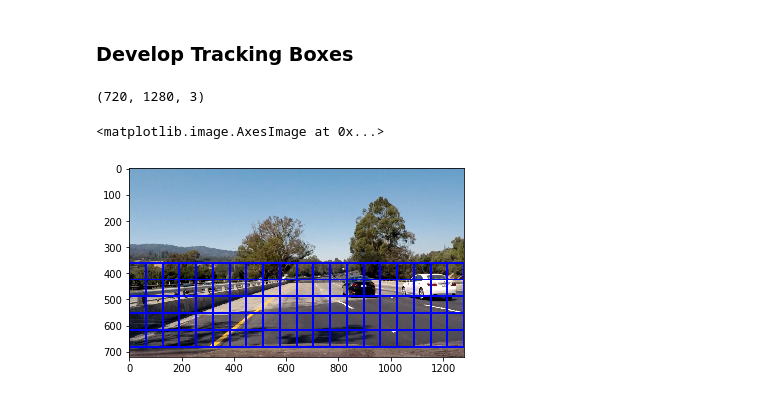
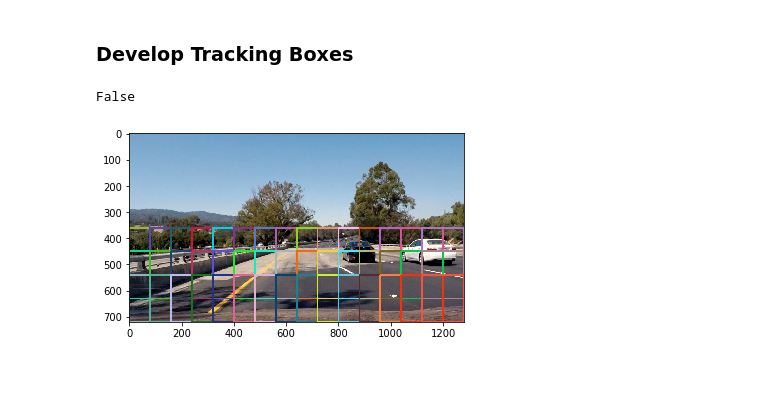
Before and after one commit to JamesDiDonato/CarND-Object-Detection, a Jupyter notebook: VehicleDetection.ipynb, the cells around one changed output. Drawn from its saved outputs; the diff is of its cells as text; code cells hidden in the pictures.

```diff
--- a/VehicleDetection.ipynb
+++ b/VehicleDetection.ipynb
@@ -292,13 +339,14 @@ For these 10 labels:     [0. 1. 1. 0. 0. 0. 1. 1. 1. 0.]
 # %% [markdown]
 ### Develop Tracking Boxes
 # %%
-# Function that draws boxes bboxes on img with color and thickness
+# Function that draws boxes boxes on img with color and thickness
 def draw_boxes(img, bboxes, color, thick):
     # Make a copy of the image
     imcopy = np.copy(img)
     # Iterate through the bounding boxes
     for bbox in bboxes:
         # Draw a rectangle given bbox coordinates
+        color = (np.random.randint(0,255), np.random.randint(0,255), np.random.randint(0,255))
         cv2.rectangle(imcopy, bbox[0], bbox[1], color, thick)
     # Return the image copy with boxes drawn
     return imcopy
@@ -347,16 +407,19 @@ def slide_window(img, x_start_stop, y_start_stop,
 # %%
-# Restrict serach boundary to bottom of image where vehicles are likely
+# Restrict serach boundary to bottom half of image where vehicles are most likely
 
 image_window = cv2.imread(project_path + "test_images/" + "test4.jpg")
 image_window = cv2.cvtColor(image_window,cv2.COLOR_BGR2RGB)
 
-print (image_window.shape)
-windows = slide_window(image_window, [0, image_window.shape[1]], [int(image_window.shape[0]*0.5),
-                    image_window.shape[0]],(128, 128), (0.5, 0.5))
+img_height = image_window.shape[0]
+img_width = image_window.shape[1]
+
+windows = slide_window(image_window, [0, img_width ], [int(img_height*0.5),
+                    img_height])
 
 window_img = draw_boxes(image_window, windows,(0, 0, 255), 6)
+
 plt.imshow(window_img)
+cv2.imwrite("ReportImagesXXX/Layer2_Boxes.png",cv2.cvtColor(window_img,cv2.COLOR_RGB2BGR))
 # %% [output]
-(720, 1280, 3)
+False
-<matplotlib.image.AxesImage at 0x...>
-[figure, old version]
+[figure, new version]
```
Also changed, not shown: parts of 9 cells of this notebook, 3 other files.
